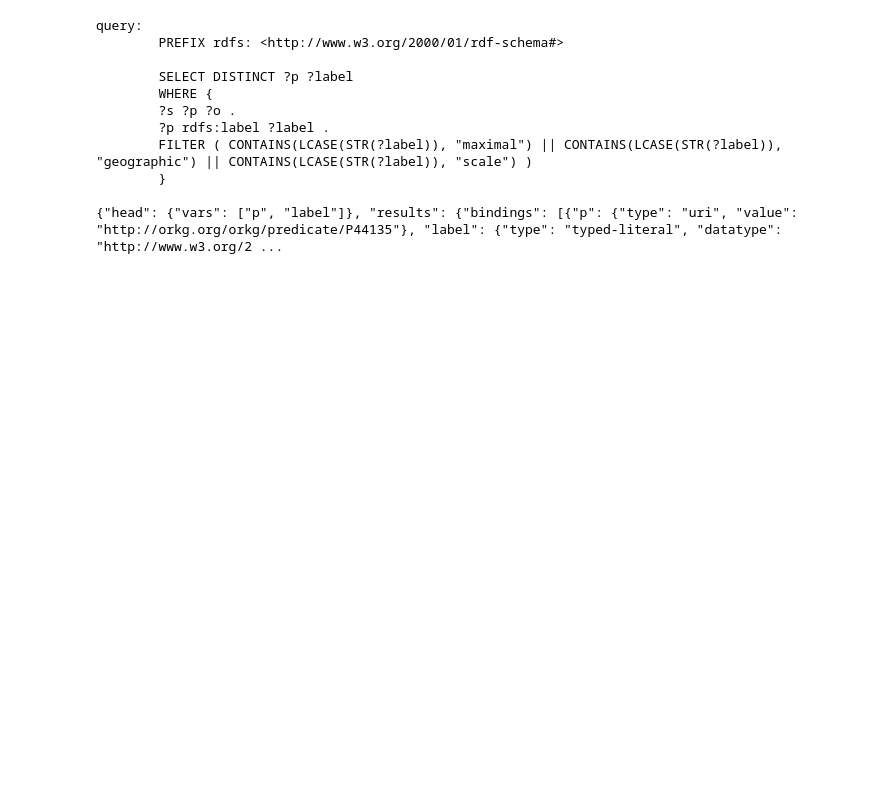
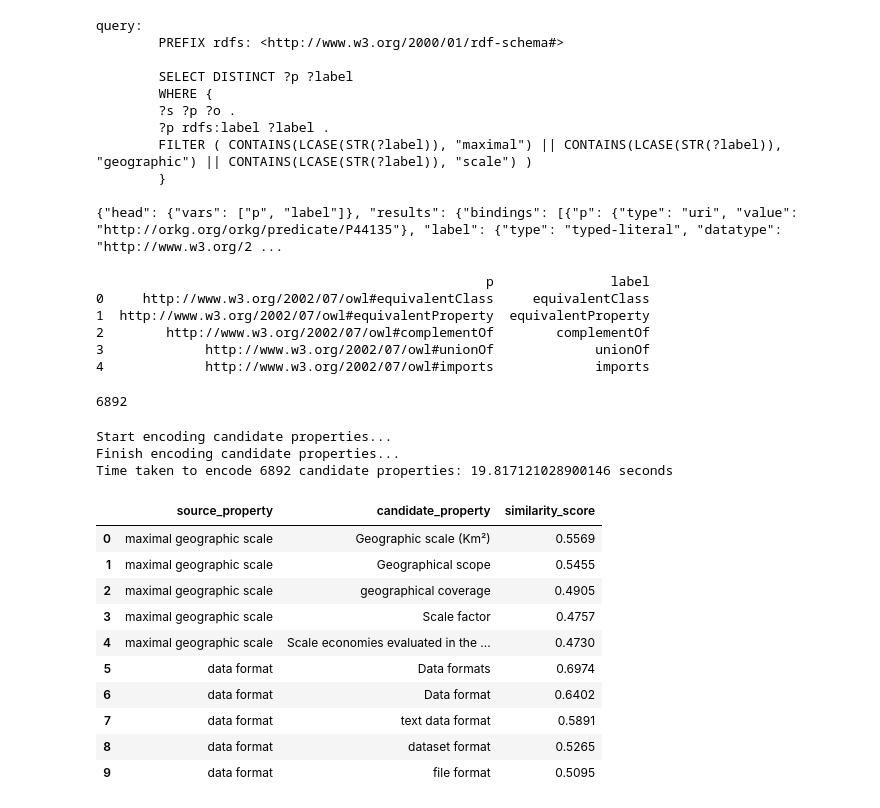
Before and after one commit to XueliPan/GAR_SKGQA, a Jupyter notebook: codes/entity_recognition.ipynb, the cells around one changed output. Saved outputs shown, nothing was run; the diff lists cells and outputs as text; code cells hidden in the pictures; blank space fills up the shorter version.

```diff
--- a/codes/entity_recognition.ipynb
+++ b/codes/entity_recognition.ipynb
@@ -119,6 +141,24 @@ query:
         }
 
 {"head": {"vars": ["p", "label"]}, "results": {"bindings": [{"p": {"type": "uri", "value": "http://orkg.org/orkg/predicate/P44135"}, "label": {"type": "typed-literal", "datatype": "http://www.w3.org/2 ...
+# %%
+# read a csv file with columns: "p","label" into a pandas dataframe
+import pandas as pd
+property_df = pd.read_csv("/Users/sherrypan/GitHub/GAR_SKGQA/datasets/sciqa/project_data/property-labels.csv")
+print(property_df.head())
+# %% [output]
+                                                  p               label
+0     http://www.w3.org/2002/07/owl#equivalentClass     equivalentClass
+1  http://www.w3.org/2002/07/owl#equivalentProperty  equivalentProperty
+2        http://www.w3.org/2002/07/owl#complementOf        complementOf
+3             http://www.w3.org/2002/07/owl#unionOf             unionOf
+4             http://www.w3.org/2002/07/owl#imports             imports
+# %%
+property_ls = property_df["label"].tolist()
+# %%
+len(property_ls)
+# %% [output]
+6892
 # %%
 ## entity embedding
 # Requires transformers>=4.51.0
@@ -160,0 +171,56 @@ print(similarity)
+# %%
+candidate_properties = property_ls
+print("Start encoding candidate properties...")
+start = time.time()
+candidate_embeddings = model.encode(candidate_properties)
+print("Finish encoding candidate properties...")
+end = time.time()
+print(f"Time taken to encode {len(candidate_properties)} candidate properties: {end - start} seconds")
+# %% [output]
+Start encoding candidate properties...
+Finish encoding candidate properties...
+Time taken to encode 6892 candidate properties: 19.817121028900146 seconds
+# %%
+source_properties = [
+    "maximal geographic scale",
+    "data format"
+]
+source_embeddings = model.encode(source_properties, prompt_name="query")
+# Compute the (cosine) similarity between the source and candidates embeddings
+similarity = model.similarity(source_embeddings, candidate_embeddings)
+
+# print the top 5 most similar candidate properties for each source property
+import torch
+similarity = torch.tensor(similarity)
+top_k = 5
+values, indices = torch.topk(similarity, k=top_k, dim=1)
+top_candidates = []
+top_scores = []
+top_sources = []
+for i, source_property in enumerate(source_properties):
+    # print(f"Source property: {source_property}")
+    for j in range(top_k):
+        candidate_property = candidate_properties[indices[i][j]]
+        sim_score = values[i][j].item()
+        # print(f"  Candidate property: {candidate_property}, similarity score: {sim_score:.4f}")
+        top_candidates.append(candidate_property)
+        top_scores.append(f"{sim_score:.4f}")
+        top_sources.append(source_property)
+top_df = pd.DataFrame({
+    "source_property": top_sources,
+    "candidate_property": top_candidates,
+    "similarity_score": top_scores
+})
+top_df.head(10)
+# %% [output]
+|  | source_property | candidate_property | similarity_score |
+| 0 | maximal geographic scale | Geographic scale (Km²) | 0.5569 |
+| 1 | maximal geographic scale | Geographical scope | 0.5455 |
+| 2 | maximal geographic scale | geographical coverage | 0.4905 |
+| 3 | maximal geographic scale | Scale factor | 0.4757 |
+| 4 | maximal geographic scale | Scale economies evaluated in the ... | 0.4730 |
+| 5 | data format | Data formats | 0.6974 |
+| 6 | data format | Data format | 0.6402 |
+| 7 | data format | text data format | 0.5891 |
+| 8 | data format | dataset format | 0.5265 |
+| 9 | data format | file format | 0.5095 |
```
Also changed, not shown: parts of 6 cells of this notebook, 2 other files.
